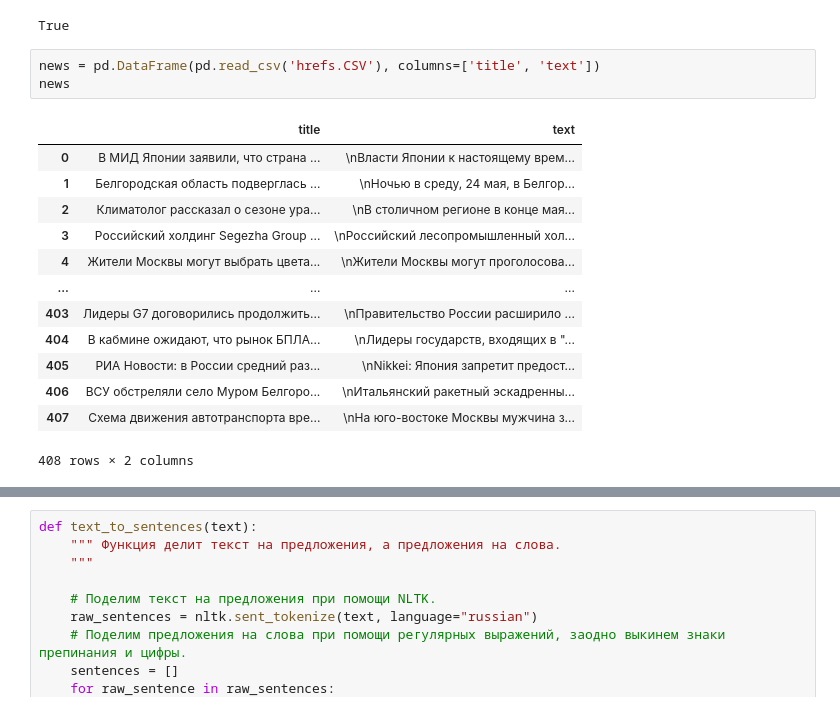
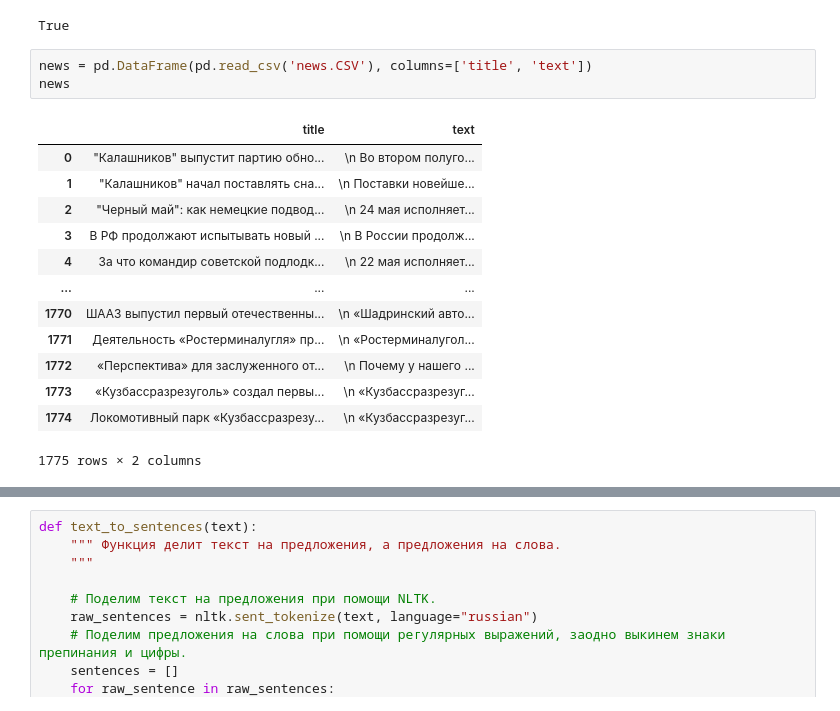
Before and after one commit to dgsoroka/NLP, a Jupyter notebook: theme_pick_W2V.ipynb, the cells around one changed output, grey strips where cells are left out. Saved outputs shown, nothing was run; the diff lists cells and outputs as text.

```diff
--- a/theme_pick_W2V.ipynb
+++ b/theme_pick_W2V.ipynb
@@ -18,19 +18,19 @@ nltk.download('punkt')
 [nltk_data]   Package punkt is already up-to-date!
 True
 # %%
-news = pd.DataFrame(pd.read_csv('hrefs.CSV'), columns=['title', 'text'])
+news = pd.DataFrame(pd.read_csv('news.CSV'), columns=['title', 'text'])
 news
 # %% [output]
 |  | title | text |
-| 0 | В МИД Японии заявили, что страна ... | \nВласти Японии к настоящему врем... |
-| 1 | Белгородская область подверглась ... | \nНочью в среду, 24 мая, в Белгор... |
-| 2 | Климатолог рассказал о сезоне ура... | \nВ столичном регионе в конце мая... |
-| 3 | Российский холдинг Segezha Group ... | \nРоссийский лесопромышленный хол... |
-| 4 | Жители Москвы могут выбрать цвета... | \nЖители Москвы могут проголосова... |
+| 0 | "Калашников" выпустит партию обно... | \n Во втором полуго... |
+| 1 | "Калашников" начал поставлять сна... | \n Поставки новейше... |
+| 2 | "Черный май": как немецкие подвод... | \n 24 мая исполняет... |
+| 3 | В РФ продолжают испытывать новый ... | \n В России продолж... |
+| 4 | За что командир советской подлодк... | \n 22 мая исполняет... |
 | ... | ... | ... |
-| 403 | Лидеры G7 договорились продолжить... | \nПравительство России расширило ... |
-| 404 | В кабмине ожидают, что рынок БПЛА... | \nЛидеры государств, входящих в "... |
-| 405 | РИА Новости: в России средний раз... | \nNikkei: Япония запретит предост... |
-| 406 | ВСУ обстреляли село Муром Белгоро... | \nИтальянский ракетный эскадренны... |
-| 407 | Схема движения автотранспорта вре... | \nНа юго-востоке Москвы мужчина з... |
+| 1770 | ШААЗ выпустил первый отечественны... | \n «Шадринский авто... |
+| 1771 | Деятельность «Ростерминалугля» пр... | \n «Ростерминалугол... |
+| 1772 | «Перспектива» для заслуженного от... | \n Почему у нашего ... |
+| 1773 | «Кузбассразрезуголь» создал первы... | \n «Кузбассразрезуг... |
+| 1774 | Локомотивный парк «Кузбассразрезу... | \n «Кузбассразрезуг... |
-408 rows × 2 columns
+1775 rows × 2 columns
```
Also changed, not shown: parts of 19 cells of this notebook, 4 other files.
